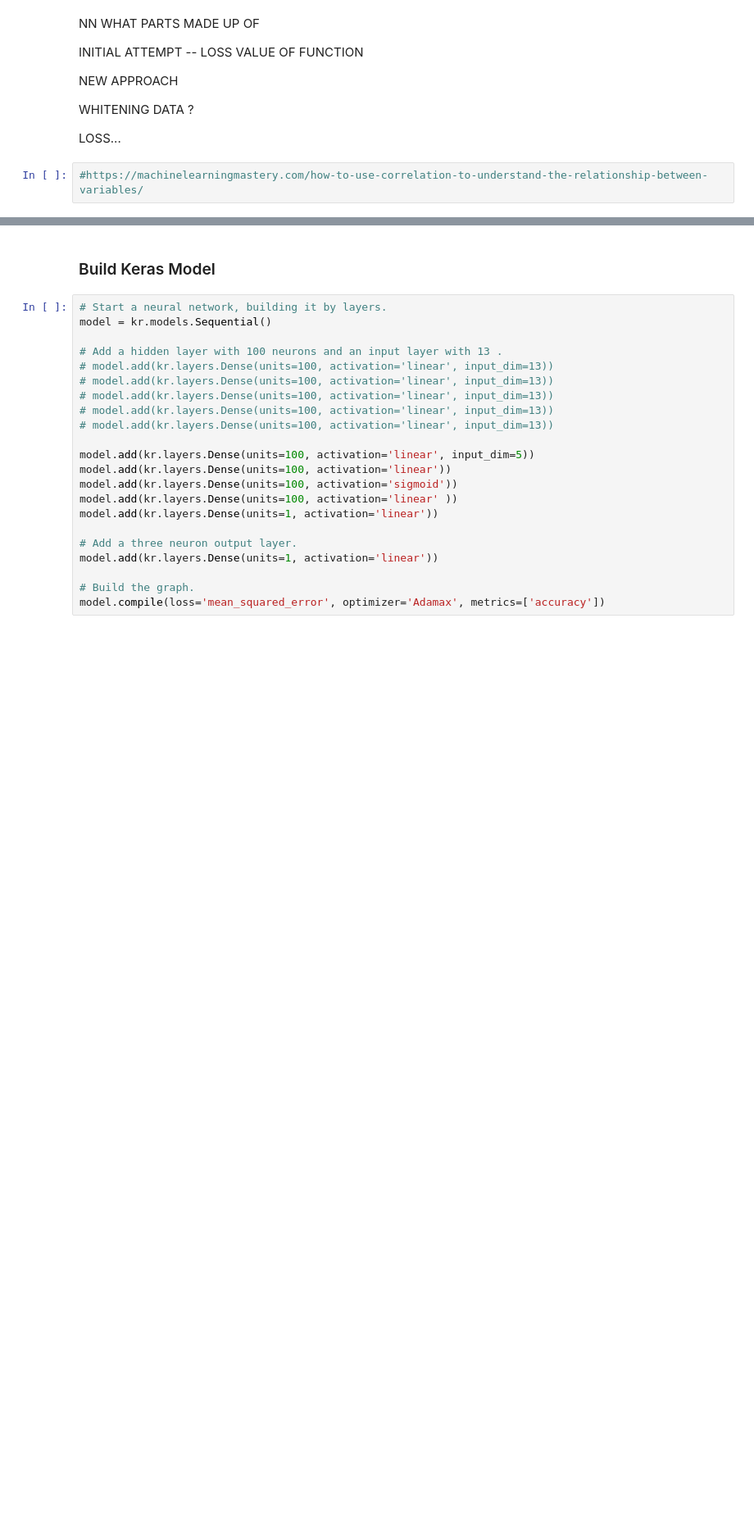
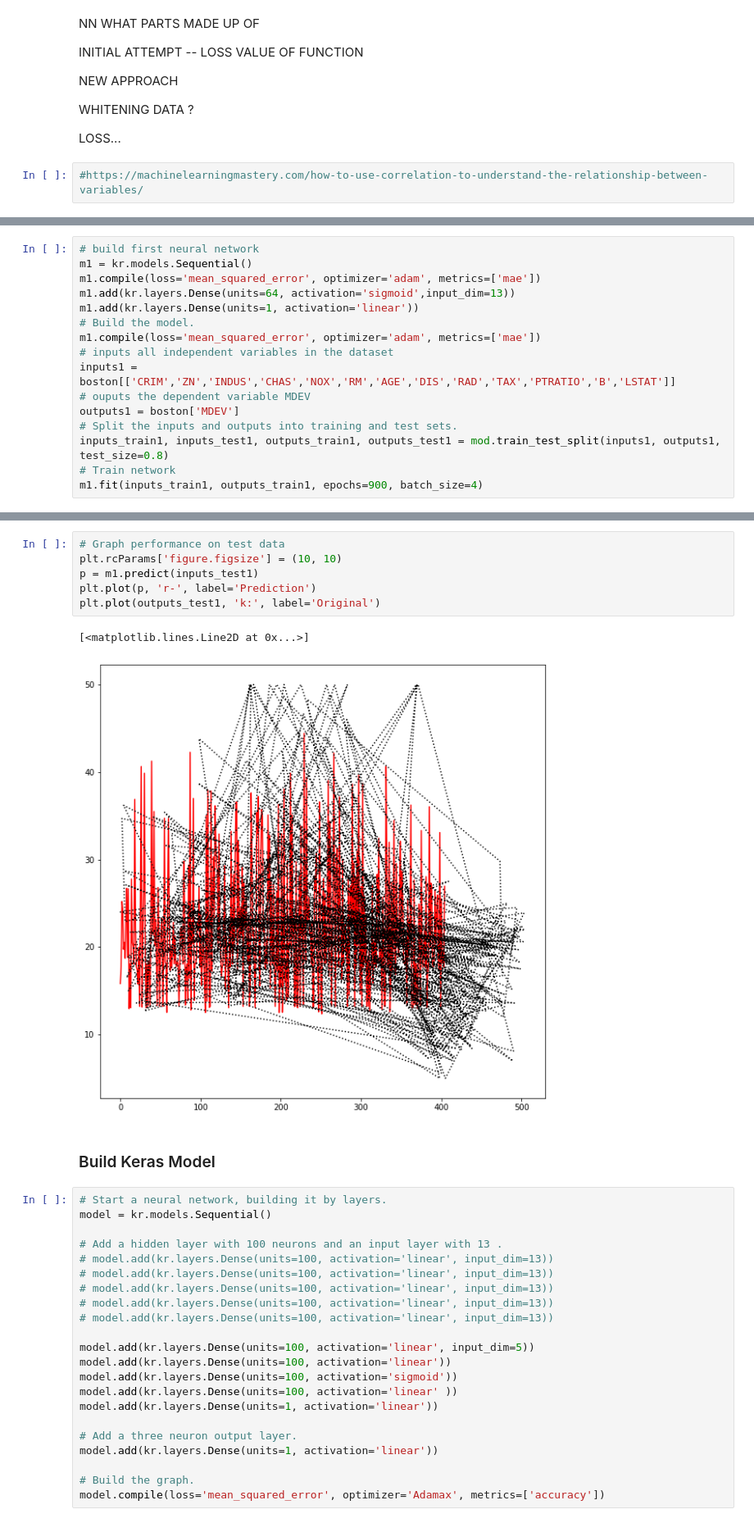
Before and after one commit to jobur123/MLProjectNov19, a Jupyter notebook: Boston House Prices.ipynb, the cells around one changed output, grey strips where cells are left out. Shown at 82% size. Cells and saved outputs as stored; diff of their text form; blank space fills up the shorter version.

Commit message:
put 1st NN into notebook

```diff
--- a/Boston House Prices.ipynb
+++ b/Boston House Prices.ipynb
@@ -371,0 +355,16 @@ WARNING:tensorflow:From /home/jobur/anaconda3/lib/python3.7/site-packages/keras/
+# %%
+# build first neural network
+m1 = kr.models.Sequential()
+m1.compile(loss='mean_squared_error', optimizer='adam', metrics=['mae'])
+m1.add(kr.layers.Dense(units=64, activation='sigmoid',input_dim=13))
+m1.add(kr.layers.Dense(units=1, activation='linear'))
+# Build the model.
+m1.compile(loss='mean_squared_error', optimizer='adam', metrics=['mae'])
+# inputs all independent variables in the dataset
+inputs1 = boston[['CRIM','ZN','INDUS','CHAS','NOX','RM','AGE','DIS','RAD','TAX','PTRATIO','B','LSTAT']]
+# ouputs the dependent variable MDEV
+outputs1 = boston['MDEV']
+# Split the inputs and outputs into training and test sets.
+inputs_train1, inputs_test1, outputs_train1, outputs_test1 = mod.train_test_split(inputs1, outputs1, test_size=0.8)
+# Train network
+m1.fit(inputs_train1, outputs_train1, epochs=900, batch_size=4)
@@ -372,3 +411,12 @@ WARNING:tensorflow:From /home/jobur/anaconda3/lib/python3.7/site-packages/keras/
+# %%
+# Graph performance on test data
+plt.rcParams['figure.figsize'] = (10, 10)
+p = m1.predict(inputs_test1)
+plt.plot(p, 'r-', label='Prediction')
+plt.plot(outputs_test1, 'k:', label='Original')
+# %% [output]
+[<matplotlib.lines.Line2D at 0x...>]
+[figure, added]
 # %% [markdown]
 ### Build Keras Model
 # %%
```
Also changed, not shown: parts of 32 cells of this notebook.
